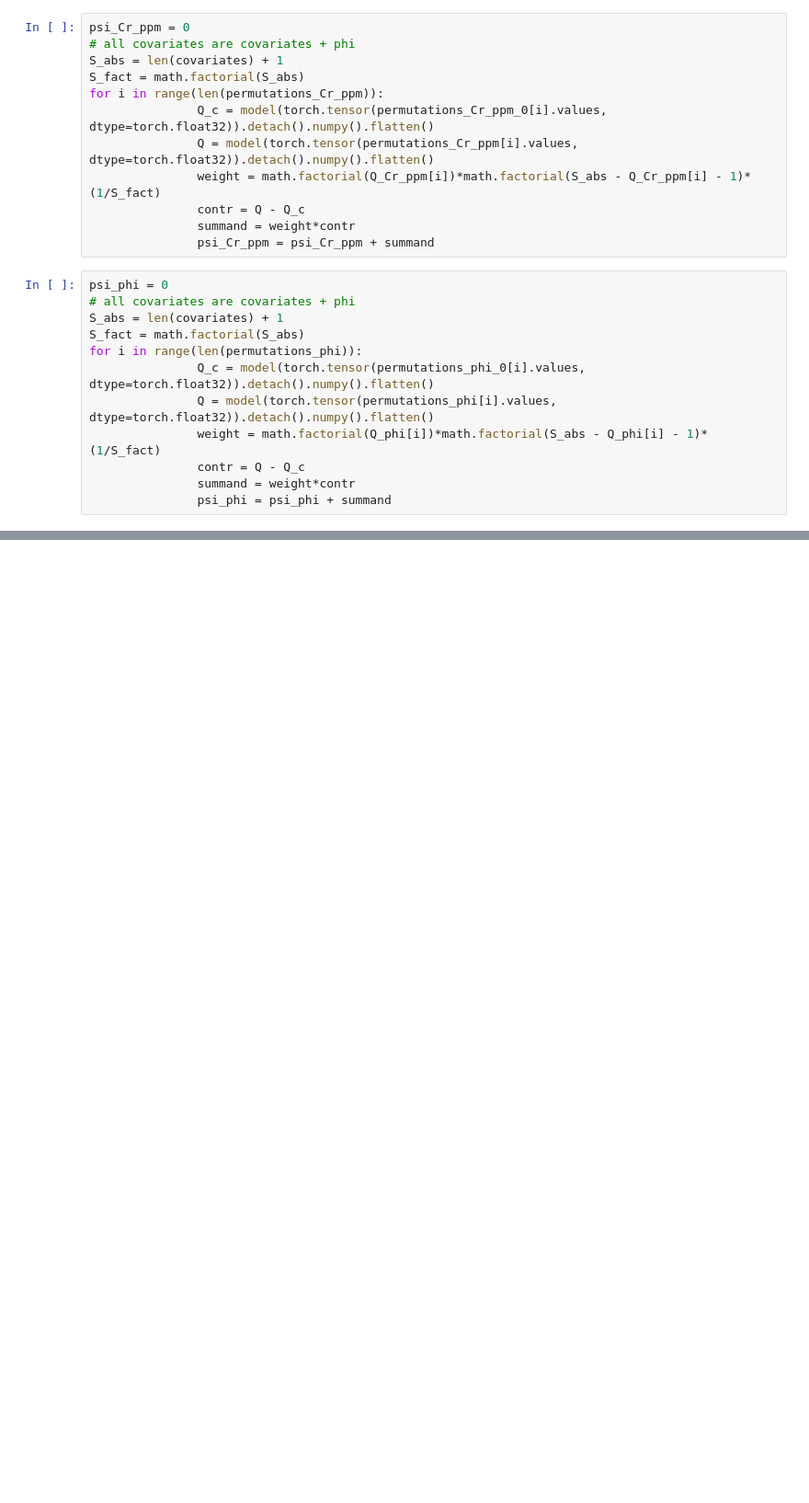
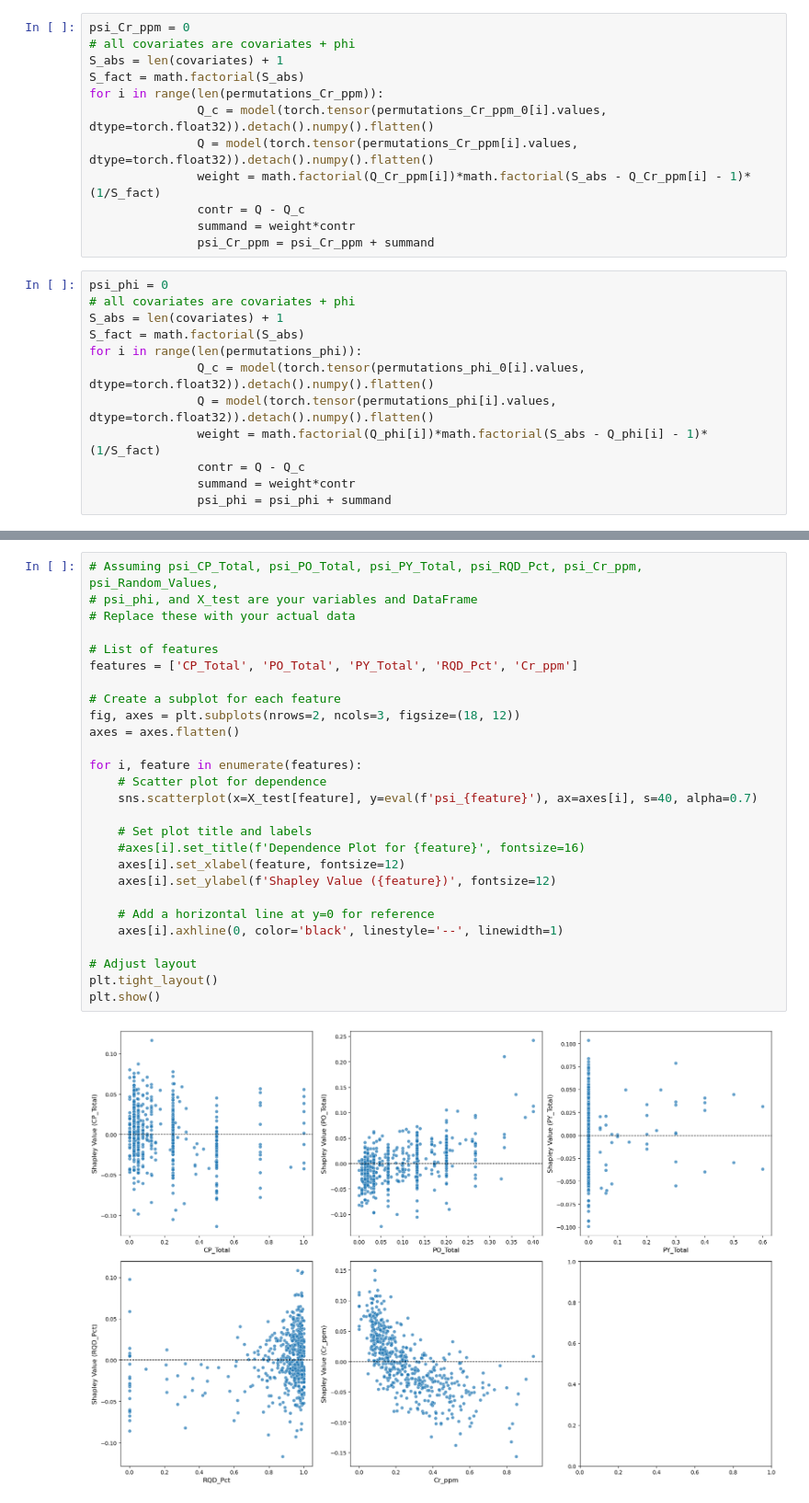
Before and after one commit to Fabian-Leal/PhD-Thesis---Incorporating-Deep-Learning-into-Statistical-Models-for-Spatial-Interpolation, a Jupyter notebook: Paper 3 PhD BNNs for multivariate predictions/DeepKriging/Explanations/Explanations.ipynb, the cells around one changed output, grey strips where cells are left out. Shown at 92% size. Cells and saved outputs as stored; diff of their text form; blank space fills up the shorter version.

```diff
--- a/Paper 3 PhD BNNs for multivariate predictions/DeepKriging/Explanations/Explanations.ipynb
+++ b/Paper 3 PhD BNNs for multivariate predictions/DeepKriging/Explanations/Explanations.ipynb
@@ -686,0 +553,29 @@ plt.show()
+# %%
+# Assuming psi_CP_Total, psi_PO_Total, psi_PY_Total, psi_RQD_Pct, psi_Cr_ppm, psi_Random_Values,
+# psi_phi, and X_test are your variables and DataFrame
+# Replace these with your actual data
+
+# List of features
+features = ['CP_Total', 'PO_Total', 'PY_Total', 'RQD_Pct', 'Cr_ppm']
+
+# Create a subplot for each feature
+fig, axes = plt.subplots(nrows=2, ncols=3, figsize=(18, 12))
+axes = axes.flatten()
+
+for i, feature in enumerate(features):
+    # Scatter plot for dependence
+    sns.scatterplot(x=X_test[feature], y=eval(f'psi_{feature}'), ax=axes[i], s=40, alpha=0.7)
+
+    # Set plot title and labels
+    #axes[i].set_title(f'Dependence Plot for {feature}', fontsize=16)
+    axes[i].set_xlabel(feature, fontsize=12)
+    axes[i].set_ylabel(f'Shapley Value ({feature})', fontsize=12)
+
+    # Add a horizontal line at y=0 for reference
+    axes[i].axhline(0, color='black', linestyle='--', linewidth=1)
+
+# Adjust layout
+plt.tight_layout()
+plt.show()
+# %% [output]
+[figure, added]
```
Also changed, not shown: parts of 12 cells of this notebook, 7 other files.
